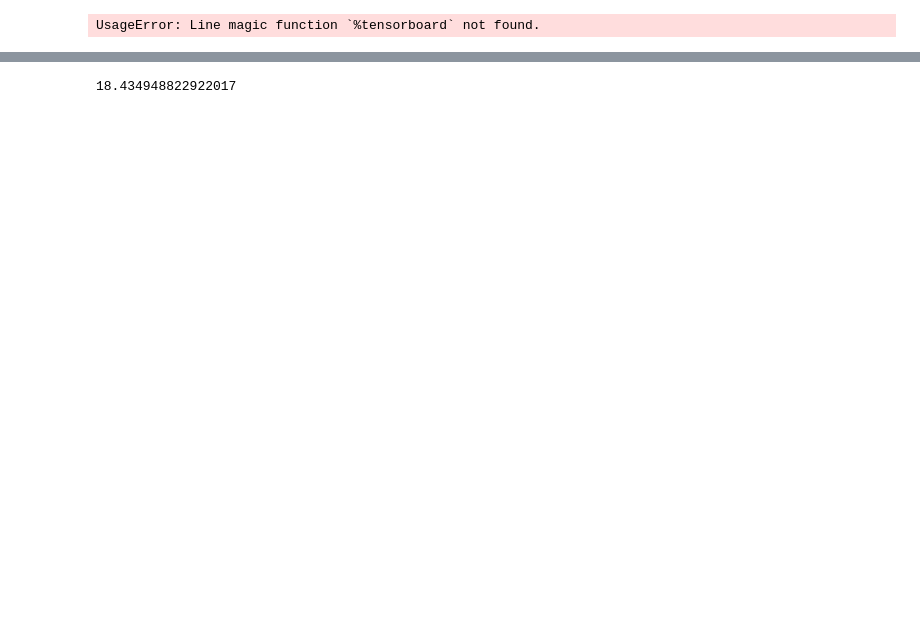
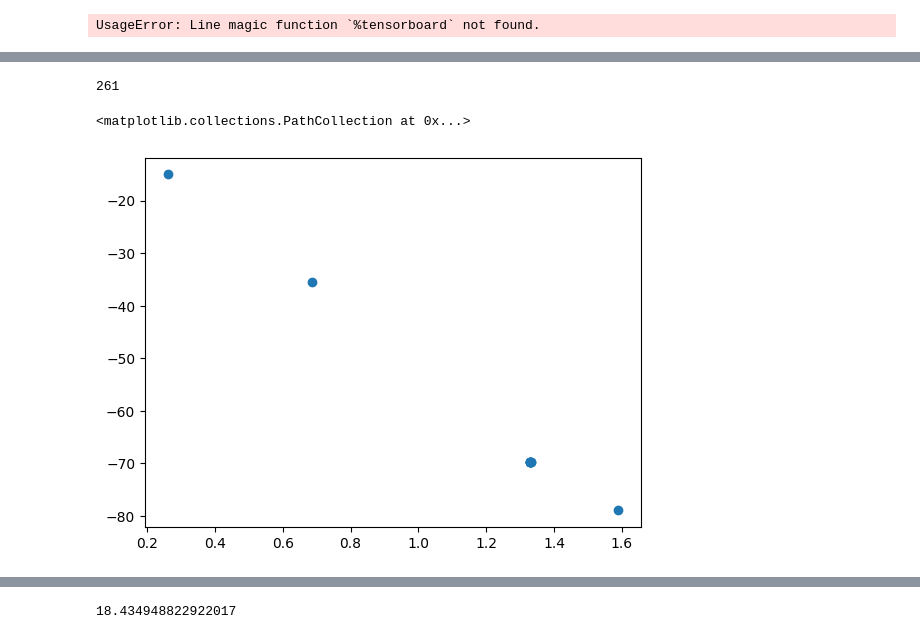
Before and after one commit to jessicamecht/concept_gridlock, a Jupyter notebook: scratchpad.ipynb, the cells around one changed output, grey strips where cells are left out. Cells and saved outputs as stored; diff of their text form; code cells hidden in the pictures; blank space fills up the shorter version.

```diff
--- a/scratchpad.ipynb
+++ b/scratchpad.ipynb
@@ -31,9 +32,15 @@ with h5py.File(data_path, "r") as f:
     for i, seq_key in enumerate(list(f.keys())):
         iter_dict = {}
         keys_ = f[seq_key].keys()
+
+        orig_times = f[seq_key]["orig_times"][()]
+        sorted_idx = np.argsort(orig_times)
+        orig_times = [orig_times[i] for i in sorted_idx]
+        iter_dict['orig_times'] = orig_times
         for key in keys_:
-            if key == "angle": continue
+            if key in ["angle", 'orig_times']: continue
             ds_obj = f[seq_key][key][()]#[0::subsample]
+            #ds_obj = [ds_obj[i] for i in sorted_idx]
             if key == "pos":
                 iter_dict[key] = ds_obj
                 new_angles = [0]
@@ -44,6 +51,7 @@ with h5py.File(data_path, "r") as f:
                     new_angles.append(an)
                 ds_obj = new_angles
                 iter_dict["angle"] = ds_obj
+
                 continue
             iter_dict[key] = ds_obj
         people_seqs.append(iter_dict)
@@ -57,0 +91,10 @@ dict_keys(['angle', 'distance', 'image_array', 'orig_times', 'pos', 'segm_masks'
+# %%
+x = np.array(people_seqs[0]['pos'])[:,0]
+z = np.array(people_seqs[0]['pos'])[:,2]
+print(len(x))
+plt.scatter(z[0:10], x[0:10])
+#plt.plot(z[0:10], x[0:10])
+# %% [output]
+261
+<matplotlib.collections.PathCollection at 0x...>
+[figure, added]
```
Also changed, not shown: parts of 13 cells of this notebook, 1 other file.
